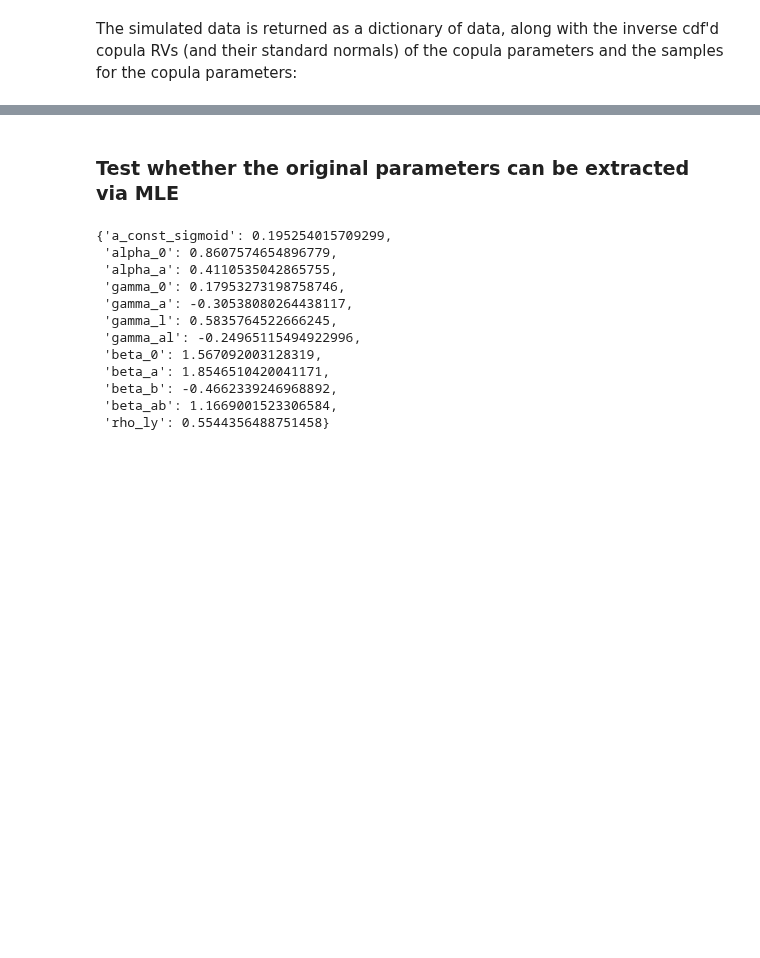
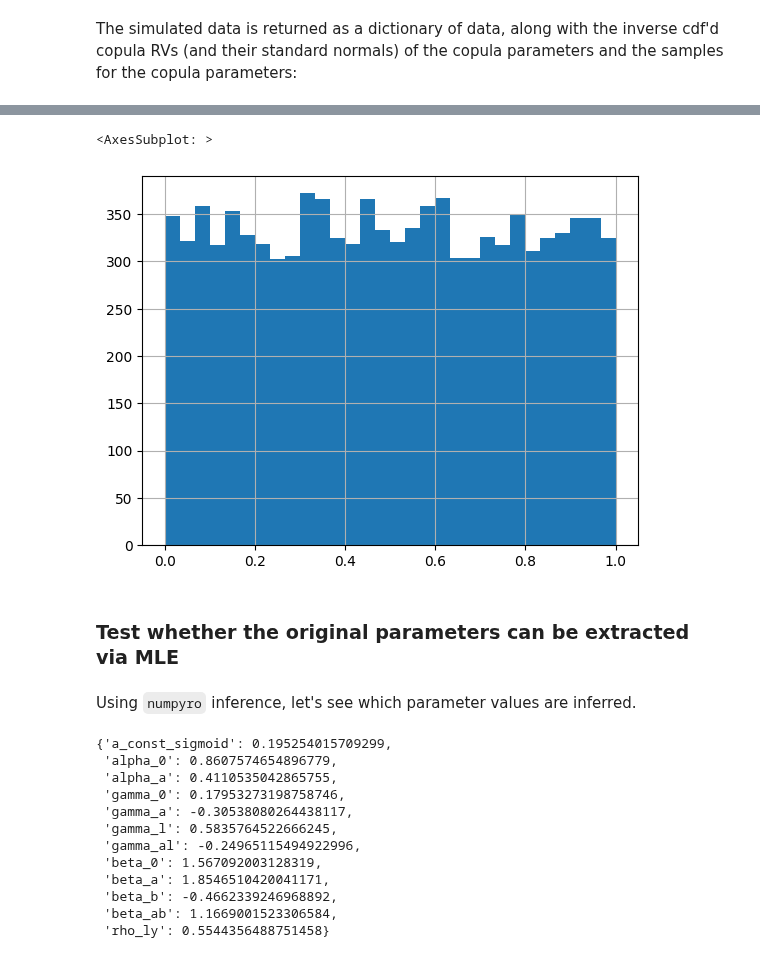
Before and after one commit to 12kleingordon34/Causal_Copulas, a Jupyter notebook: frugalCopyla/examples/basic_demo.ipynb, the cells around one changed output, grey strips where cells are left out. Saved outputs shown, nothing was run; the diff lists cells and outputs as text; code cells hidden in the pictures; blank space fills up the shorter version.

```diff
--- a/frugalCopyla/examples/basic_demo.ipynb
+++ b/frugalCopyla/examples/basic_demo.ipynb
@@ -206,0 +214,3 @@ Wall time: 7.49 s
+# %%
+samples = pd.DataFrame(didelez_samples)[['A', 'B', 'L', 'Y']]
+samples.head(10)
@@ -206,0 +229,9 @@ Wall time: 7.49 s
+# %%
+import scipy
+from scipy import stats
+samples_sub = samples.iloc[0:10000]
+
+cdf_a = lambda a: stats.bernoulli(p=0.5).cdf(a)
+# samples_sub['cdf_A'] = samples_sub['A'].apply(cdf_a)
+samples_sub['cdf_L'] = samples_sub.apply(lambda row: stats.expon(scale=1/np.exp(-0.3 - 0.2 * row['A'])).cdf(row['L']), axis=1)
+# samples_sub['cdf_B'] = samples_sub.apply(lambda row: stats.bernoulli(p=scipy.special.expit(-0.3 + row['A'] * 0.4 + row['L'] * 0.3)).cdf(row['B']), axis=1)
@@ -207,5 +244,12 @@ Wall time: 7.49 s
+# %%
+samples_sub['cdf_L'].hist(bins=30)
+# %% [output]
+<AxesSubplot: >
+[figure, added]
 # %% [markdown]
 ### Test whether the original parameters can be extracted via MLE
+# %% [markdown]
+Using `numpyro` inference, let's see which parameter values are inferred.
 # %%
 def gaussian_copula_lpdf(u, v, rho):
     u_2 = jnp.square(u)
```
Also changed, not shown: parts of 11 cells of this notebook, 1 other file.
